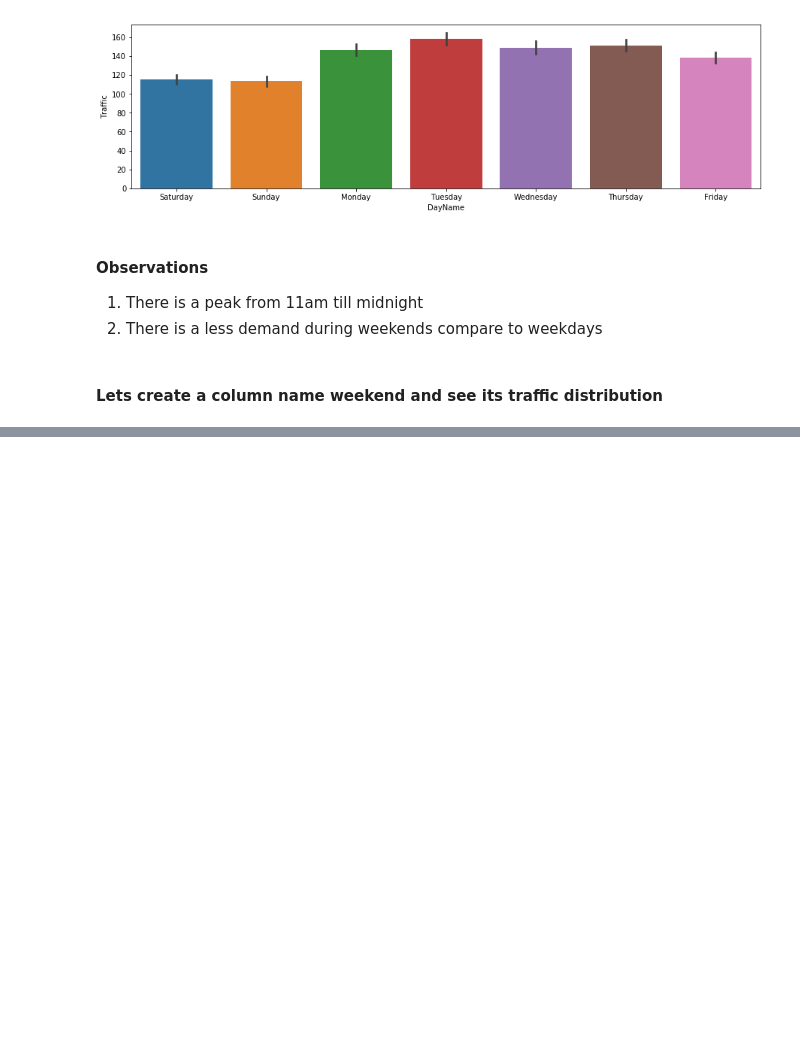
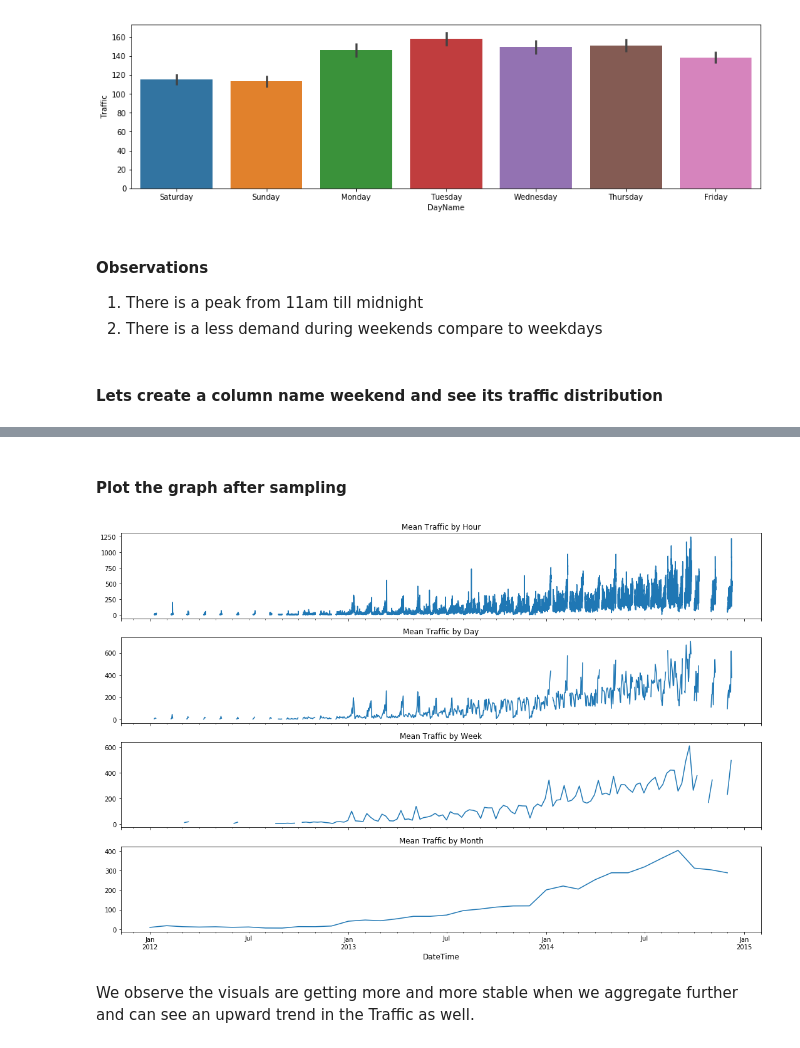
Before and after one commit to vshah24/JupyterNotebook, a Jupyter notebook: TimeSeriesForecast.ipynb, the cells around one changed output, grey strips where cells are left out. Cells and saved outputs as stored; diff of their text form; code cells hidden in the pictures; blank space fills up the shorter version.

```diff
--- a/TimeSeriesForecast.ipynb
+++ b/TimeSeriesForecast.ipynb
@@ -151,0 +137,20 @@ hourly
+# %%
+                    #Resampling
+hourly=train.set_index('Datetime').resample('H').mean()
+daily=train.set_index('Datetime').resample('D').mean()
+weekly=train.set_index('Datetime').resample('W').mean()
+monthly=train.set_index('Datetime').resample('M').mean()
+# %% [markdown]
+#### Plot the graph after sampling
+# %%
+fig,ax=plt.subplots(nrows=4,ncols=1,sharex=True)
+hourly.Traffic.plot(figsize=(15,10),title='Mean Traffic by Hour',ax=ax[0])
+daily.Traffic.plot(figsize=(15,10),title='Mean Traffic by Day',ax=ax[1])
+weekly.Traffic.plot(figsize=(15,10),title='Mean Traffic by Week',ax=ax[2])
+monthly.Traffic.plot(figsize=(15,10),title='Mean Traffic by Month',ax=ax[3])
+plt.xlabel('DateTime',fontsize=12)
+plt.tight_layout()
+# %% [output]
+[figure, added]
+# %% [markdown]
+We observe the visuals are getting more and more stable when we aggregate further and can see an upward trend in the Traffic as well.
```
Also changed, not shown: parts of 27 cells of this notebook.
